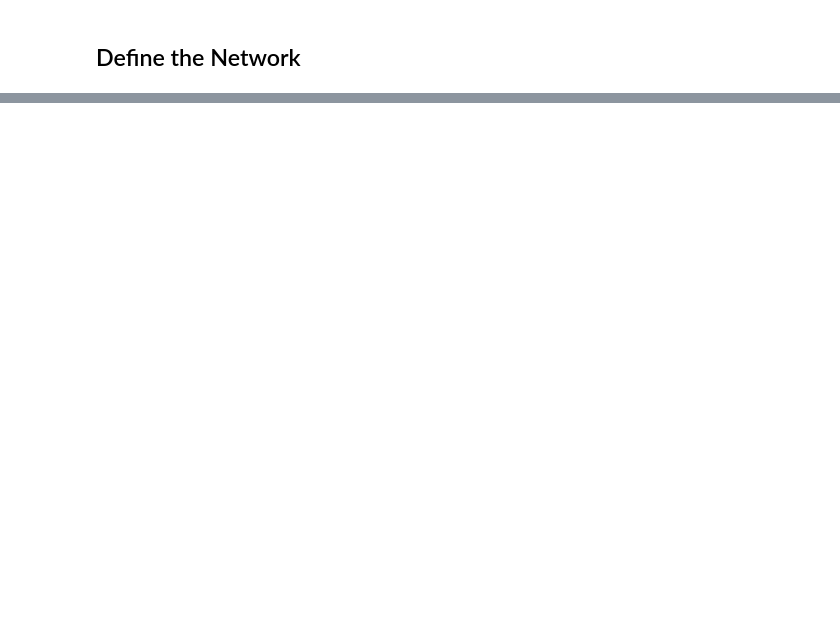
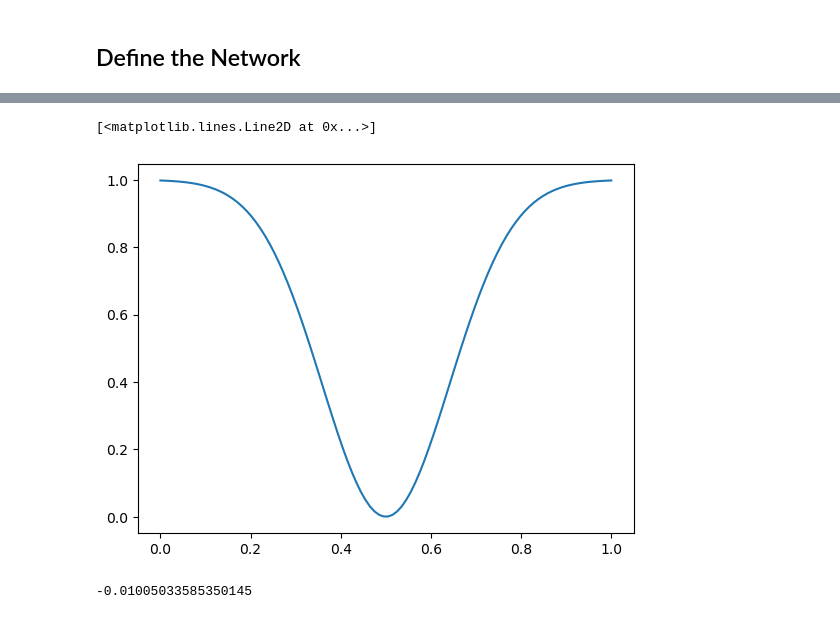
Before and after one commit to eliweissler/CSCI_5576_HW, a Jupyter notebook: final_project/quantum_control.ipynb, the cells around one changed output, grey strips where cells are left out. Saved outputs shown, nothing was run; the diff lists cells and outputs as text; code cells hidden in the pictures; blank space fills up the shorter version.

```diff
--- a/final_project/quantum_control.ipynb
+++ b/final_project/quantum_control.ipynb
@@ -159,0 +258,11 @@ KeyboardInterrupt:
+# %%
+t_left = np.linspace(0,1,100)
+x = 1 - np.exp(-np.power((0.5-t_left)/0.2, 2)) #+ np.exp(np.power((t_left-1)/0.5, -2))
+plt.plot(t_left, x)
+# %% [output]
+[<matplotlib.lines.Line2D at 0x...>]
+[figure, added]
+# %%
+np.log(0.99)
+# %% [output]
+-0.01005033585350145
```
Also changed, not shown: parts of 12 cells of this notebook, 1 other file.
